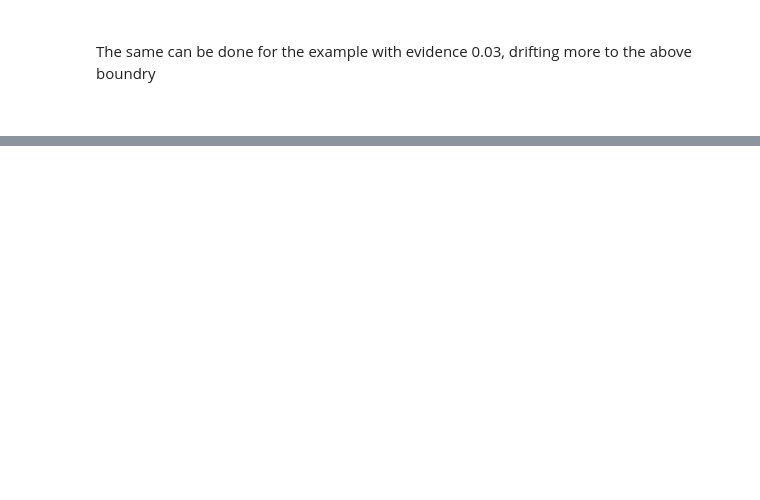
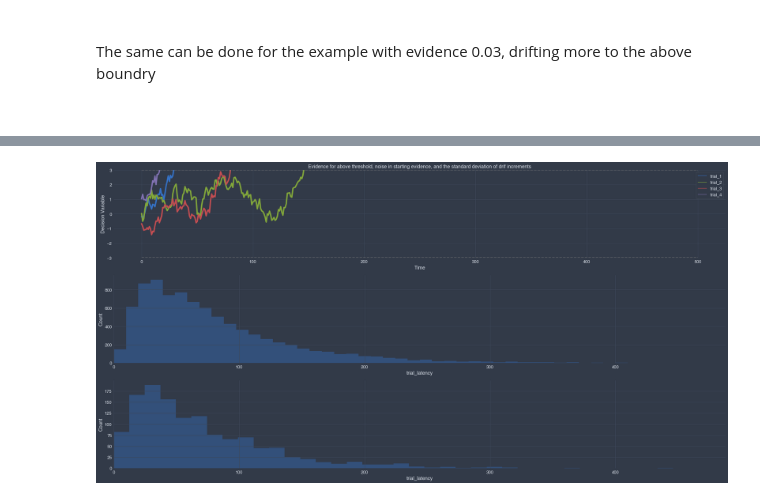
Before and after one commit to Benorli/CMCB, a Jupyter notebook: Notebooks/CMCB_From_Words_to_Models.ipynb, the cells around one changed output, grey strips where cells are left out. Drawn from its saved outputs; the diff is of its cells as text; code cells hidden in the pictures; blank space fills up the shorter version.

```diff
--- a/Notebooks/CMCB_From_Words_to_Models.ipynb
+++ b/Notebooks/CMCB_From_Words_to_Models.ipynb
@@ -351,0 +355,97 @@ See page 33 (2.2.4)
+# %%
+def gen_drift_with_noise(evidence, sd_rw, nreps, nsamples, start_noise, evidence_noise):
+    """
+    Generate random drift, of a decision variable dependent on evidence.
+    Includes noise to the starting evidence and the standard deviation of the
+    drift
+
+
+     Parameters
+    ----------
+    evidence : float
+        The evidence given by the stimuli. The drift of the decision
+        variable is defined by increments drawn from a random normal
+        distribution with this mean value.
+
+    sd_rw : float
+        The drift of the decision variable is defined by increments
+        drawn from a random normal distribution with this standard
+        deviation.
+
+    nreps : int
+        The number of trials.
+
+    nsamples : int
+        The length of each trial.
+
+    start_noise : int
+        The standard deviation of the noise on the starting point of the
+        decision variable.
+
+    evidence_noise : int
+
+    Returns
+    -------
+    acc_drift : numpy.ndarray
+        A 2d numpy array representing the drift of the decision variable.
+        Each row is a trial and each column is a sample (time point).
+        """
+    trial_start = np.random.normal(loc=0,
+                                   scale=start_noise,
+                                   size=[nreps, 1])
+    sd_noise = np.random.normal(loc=0,
+                                scale=evidence_noise,
+                                size=[nreps, nsamples])
+    noisey_sd = sd_noise + sd_rw
+    rand_norm_incr = np.random.normal(loc=evidence,
+                                      scale=noisey_sd,
+                                      size=[nreps, nsamples])
+    drift_incr = np.concatenate((trial_start, rand_norm_incr),
+                                axis=1)
+    acc_drift = drift_incr.cumsum(axis=1)
+    return acc_drift
+
+start_noise = 0.8
+evidence_noise = 0.03
+
+noisy_drift = gen_drift_with_noise(evidence,
+                                   sd_rw,
+                                   nreps,
+                                   nsamples,
+                                   start_noise,
+                                   evidence_noise)
+df_dv_above_noisy, df_trials_above_noisy = random_walk(nreps,
+                                                       threshold,
+                                                       noisy_drift)
+
+plt.subplot(3, 1, 1)
+plt.xlabel('Time')
+plt.ylabel('Decision Variable')
+plt.title('Evidence for above threshold, noise in starting evidence, and the standard deviation of drif increments')
+plt.ylim(-3,3)
+sns.lineplot(data=df_dv_above_noisy.iloc[:, 0:4],
+             dashes=False,
+             linewidth=4);
+plt.plot([0, nsamples], [3, 3],
+         linestyle='--',
+         linewidth=2,
+         c='grey');
+plt.plot([0, nsamples], [-3, -3],
+         linestyle='--',
+         linewidth=2,
+         c='grey');
+
+
+plt.subplot(3, 1, 2)
+plt.ylabel('Count')
+sns.distplot(df_trials_above_noisy.trial_latency[df_trials_above_noisy.trial_response == 1],  # high boundry
+            kde=False);
+plt.xlim(0, max(df_trials_above_noisy.trial_latency))
+
+plt.subplot(3, 1, 3)
+plt.ylabel('Count')
+sns.distplot(df_trials_above_noisy.trial_latency[df_trials_above_noisy.trial_response == -1],  # low boundry
+             kde=False);
+plt.xlim(0, max(df_trials_above_noisy.trial_latency));
+# %% [output]
+[figure, added]
```
Also changed, not shown: parts of 7 cells of this notebook, 1 other file.
